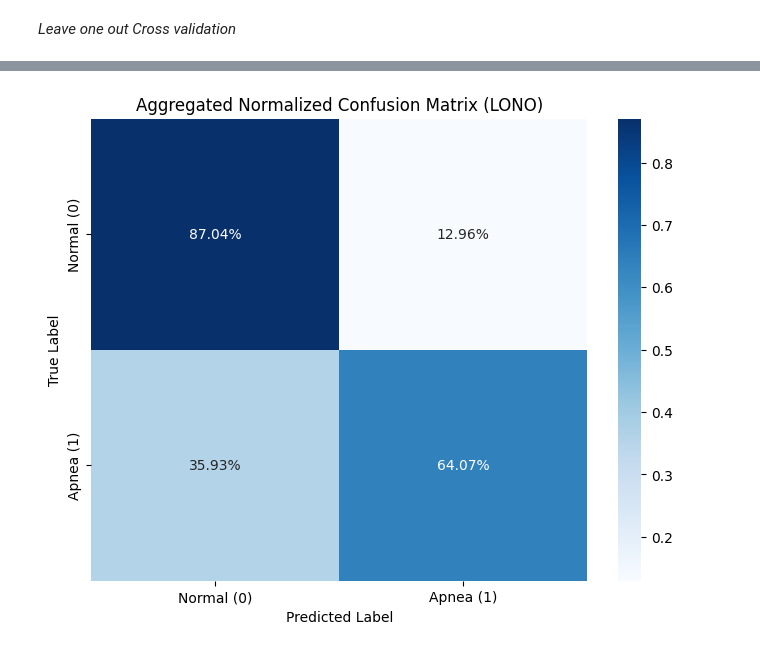
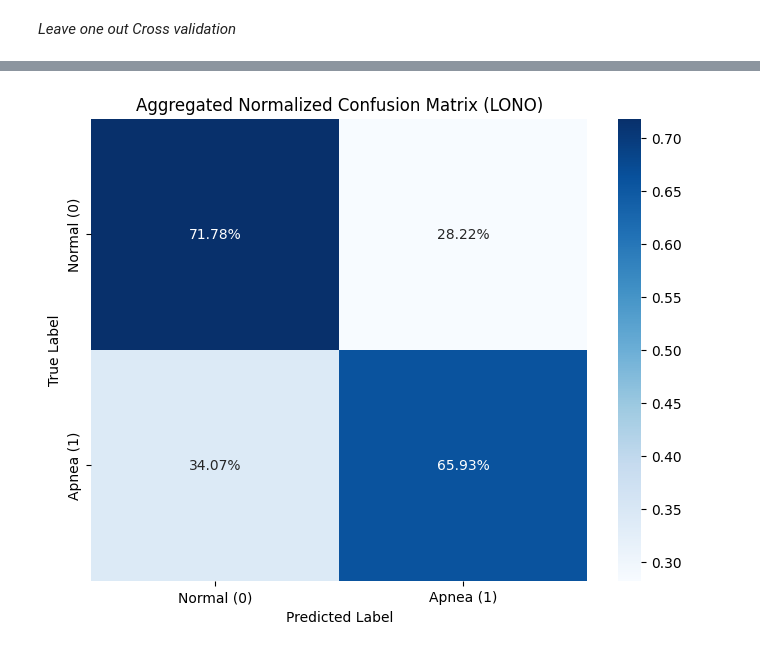
Before and after one commit to harshkheskani/DysfunctionalBreathingCharacterisation, a Jupyter notebook: src/Classification/cnn.ipynb, the cells around one changed output, grey strips where cells are left out. Drawn from its saved outputs; the diff is of its cells as text; code cells hidden in the pictures.

```diff
--- a/src/Classification/cnn.ipynb
+++ b/src/Classification/cnn.ipynb
@@ -476,7 +477,7 @@ class EarlyStopping:
 
 # --- MODIFIED: Optimizer and NEW Scheduler ---
 learning_rate = 1e-4
-optimizer = torch.optim.Adam(model.parameters(), lr=learning_rate, weight_decay=1e-5)
+optimizer = torch.optim.Adam(model.parameters(), lr=learning_rate, weight_decay=1e-3)
 
 
 class_weights = compute_class_weight(
@@ -484,7 +485,10 @@ class_weight='balanced',
 classes=np.unique(y_train),
 y=y_train
 )
-class_weights = torch.tensor(class_weights, dtype=torch.float).to(device)
+n_normal = (y_train == 0).sum()
+n_apnea = (y_train == 1).sum()
+ratio = n_normal / n_apnea
+class_weights = torch.tensor([1.0, ratio * 0.35], dtype=torch.float).to(device)
 print(f"  - Class weights: Normal={class_weights[0]:.3f}, Apnea={class_weights[1]:.3f}")
 
 scheduler = ReduceLROnPlateau(optimizer, mode='min', factor=0.1, patience=3)
@@ -515,6 +519,7 @@ for epoch in range(EPOCHS):
     val_loss = 0.0
     correct = 0
     total = 0
+
     with torch.no_grad():
         for inputs, labels in test_loader:
             inputs, labels = inputs.to(device), labels.to(device)
@@ -621,6 +696,43 @@ Confusion Matrix
 # %% [markdown]
 *Leave one out Cross validation*
 # %%
+from torch.optim.lr_scheduler import ReduceLROnPlateau
+
+# --- We need the EarlyStopping class again for this cell ---
+class EarlyStopping:
+    def __init__(self, patience=7, verbose=False, delta=0, path='checkpoint.pt', trace_func=print):
+        self.patience = patience
+        self.verbose = verbose
+        self.counter = 0
+        self.best_score = None
+        self.early_stop = False
+        self.val_loss_min = np.inf
+        self.delta = delta
+        self.path = path
+        self.trace_func = trace_func
+
+    def __call__(self, val_loss, model):
+        score = -val_loss
+        if self.best_score is None:
+            self.best_score = score
+            self.save_checkpoint(val_loss, model)
+        elif score < self.best_score + self.delta:
+            self.counter += 1
+            if self.verbose:
+                self.trace_func(f'EarlyStopping counter: {self.counter} out of {self.patience}')
+            if self.counter >= self.patience:
+                self.early_stop = True
+        else:
+            self.best_score = score
+            self.save_checkpoint(val_loss, model)
+            self.counter = 0
+
+    def save_checkpoint(self, val_loss, model):
+        if self.verbose:
+            self.trace_func(f'Validation loss decreased ({self.val_loss_min:.6f} --> {val_loss:.6f}). Saving model...')
+        torch.save(model.state_dict(), self.path)
+        self.val_loss_min = val_loss
+
 from torch.optim.lr_scheduler import ReduceLROnPlateau
 
 # --- We need the EarlyStopping class again for this cell ---
@@ -691,8 +803,11 @@ for fold, (train_idx, test_idx) in enumerate(logo.split(X, y, groups)):
     class_weight='balanced',
     classes=np.unique(y_train),
     y=y_train
-)
-    class_weights = torch.tensor(class_weights, dtype=torch.float).to(device)
+    )
+    n_normal = (y_train == 0).sum()
+    n_apnea = (y_train == 1).sum()
+    ratio = n_normal / n_apnea
+    class_weights = torch.tensor([1.0, ratio * 0.35], dtype=torch.float).to(device)
     print(f"  - Class weights: Normal={class_weights[0]:.3f}, Apnea={class_weights[1]:.3f}")
 
     # Use original data without SMOTE
@@ -716,7 +831,7 @@ for fold, (train_idx, test_idx) in enumerate(logo.split(X, y, groups)):
     model = OSA_CNN(n_features=n_features, n_outputs=2).to(device)
 
     # --- ADDED: Optimizer with scheduler and Early Stopping for this fold ---
-    optimizer = torch.optim.Adam(model.parameters(), lr=1e-4, weight_decay=1e-4)
+    optimizer = torch.optim.Adam(model.parameters(), lr=1e-4, weight_decay=1e-3)
     scheduler = ReduceLROnPlateau(optimizer, mode='min', factor=0.1, patience=3)
     criterion = nn.CrossEntropyLoss(weight=class_weights)
 
@@ -756,19 +871,40 @@ for fold, (train_idx, test_idx) in enumerate(logo.split(X, y, groups)):
     # --- Load the BEST model weights for this fold before evaluating ---
     model.load_state_dict(torch.load(f'lono_checkpoint_fold_{fold}.pt'))
 
-    # Evaluate the fold and store results
+    # Find optimal threshold for this fold
+    fold_probs = []
+    fold_labels = []
+
     model.eval()
-    fold_preds = []
     with torch.no_grad():
-        for inputs, _ in val_loader:
-            inputs = inputs.to(device)
+        for inputs, labels in val_loader:  # <- Use labels from val_loader
+            inputs, labels = inputs.to(device), labels.to(device)  # <- Move both to device
             outputs = model(inputs)
-            _, predicted = torch.max(outputs.data, 1)
-            fold_preds.extend(predicted.cpu().numpy())
+            probs = torch.softmax(outputs, dim=1)
+            fold_probs.extend(probs[:, 1].cpu().numpy())
+            fold_labels.extend(labels.cpu().numpy())  # <- Collect the actual labels
+
+    # Find best threshold using precision-recall curve
+    precisions, recalls, thresholds = precision_recall_curve(fold_labels, fold_probs)
+    f1_scores = 2 * (precisions * recalls) / (precisions + recalls + 1e-8)
+    best_threshold_idx = np.argmax(f1_scores)
+    best_threshold = thresholds[best_threshold_idx]
+
+    print(f"  - Best threshold for fold {fold+1}: {best_threshold:.3f}")
+    print(f"  - At threshold: Precision={precisions[best_threshold_idx]:.3f}, Recall={recalls[best_threshold_idx]:.3f}, F1={f1_scores[best_threshold_idx]:.3f}")
+
+    # Apply optimal threshold
+    fold_preds = (np.array(fold_probs) > best_threshold).astype(int)
+
+    # Store results
+    all_fold_predictions.extend(fold_preds)
+    all_fold_true_labels.extend(fold_labels)  # <- Use fold_labels, not y_test
+
+    print(f"  - Evaluation complete for fold {fold + 1}.\n")
+    fold_preds = (np.array(fold_probs) > best_threshold).astype(int)
 
     all_fold_predictions.extend(fold_preds)
-    all_fold_true_labels.extend(y_test)
-    print(f"  - Evaluation complete for fold {fold + 1}.\n")
+    all_fold_true_labels.extend(fold_labels)
 
 
 # --- FINAL AGGREGATED EVALUATION ---
@@ -815 +968 @@ weighted avg       0.96      0.86      0.90     28868
-[figure, old version]
+[figure, new version]
```
Also changed, not shown: parts of 5 cells of this notebook, 2 other files.
